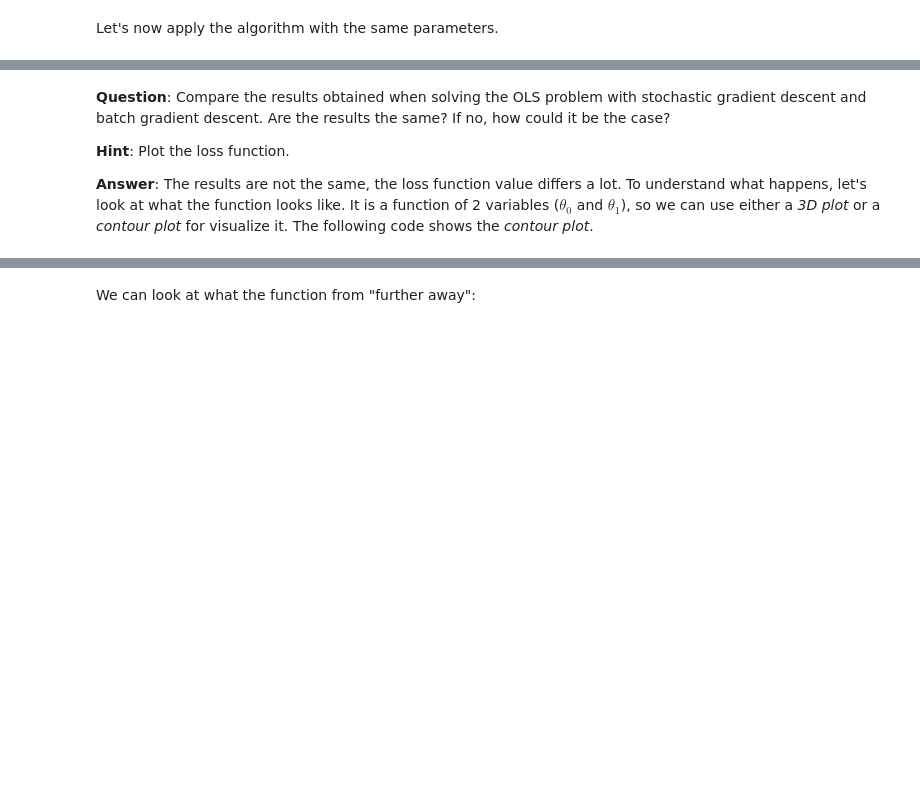
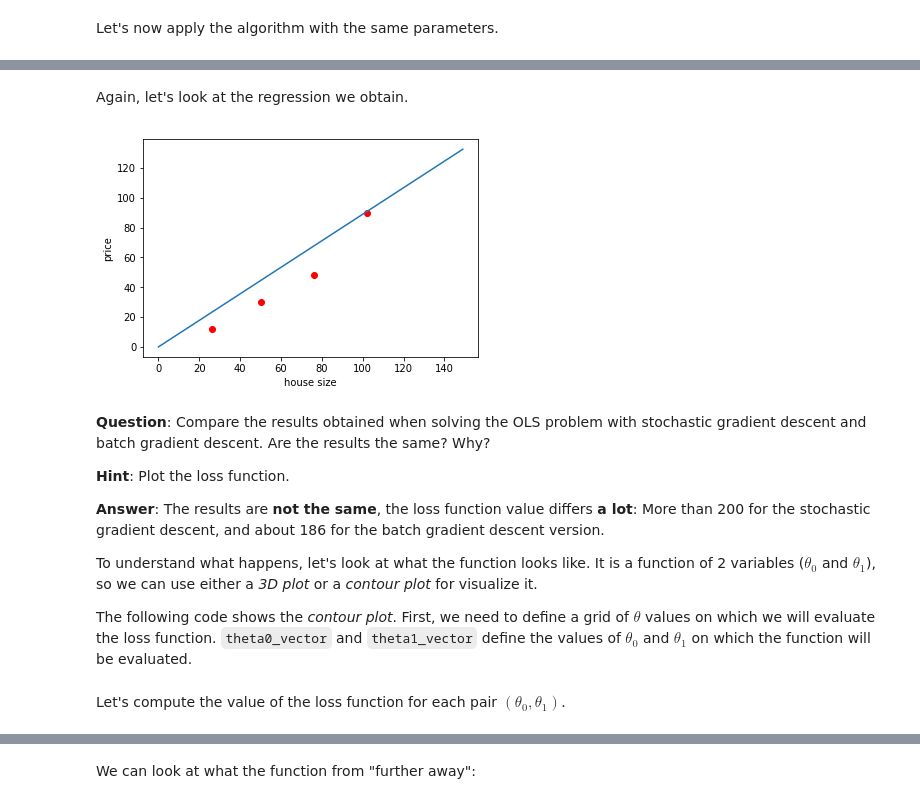
Before and after one commit to azubiolo/lectures, a Jupyter notebook: ml_from_scratch/4_least-squares_continued/least-squares.ipynb, the cells around one changed output, grey strips where cells are left out. Saved outputs shown, nothing was run; the diff lists cells and outputs as text; code cells hidden in the pictures; blank space fills up the shorter version.

```diff
--- a/ml_from_scratch/4_least-squares_continued/least-squares.ipynb
+++ b/ml_from_scratch/4_least-squares_continued/least-squares.ipynb
@@ -263,9 +300,26 @@ Optimization complete. Final loss = 359.804040832
+# %% [markdown]
+Again, let's look at the regression we obtain.
+# %%
+houses_sizes = range(150)
+estimated_prices = [theta_trained_sgd[0] + house_size * theta_trained_sgd[1] for house_size in houses_sizes]
+x1s = [x[1] for x in X]
+plt.plot(houses_sizes, estimated_prices)
+plt.ylabel("price")
+plt.xlabel("house size")
+plt.scatter(x1s, Y, color="red")
+plt.show()
+# %% [output]
+[figure, added]
 # %% [markdown]
-**Question**: Compare the results obtained when solving the OLS problem with stochastic gradient descent and batch gradient descent. Are the results the same? If no, how could it be the case?
+**Question**: Compare the results obtained when solving the OLS problem with stochastic gradient descent and batch gradient descent. Are the results the same? Why?
 
 **Hint**: Plot the loss function.
 
-**Answer**: The results are not the same, the loss function value differs a lot. To understand what happens, let's look at what the function looks like. It is a function of 2 variables ($\theta_0$ and $\theta_1$), so we can use either a *3D plot* or a *contour plot* for visualize it. The following code shows the *contour plot*.
+**Answer**: The results are **not the same**, the loss function value differs **a lot**: More than 200 for the stochastic gradient descent, and about 186 for the batch gradient descent version.
+
+To understand what happens, let's look at what the function looks like. It is a function of 2 variables ($\theta_0$ and $\theta_1$), so we can use either a *3D plot* or a *contour plot* for visualize it.
+
+The following code shows the *contour plot*. First, we need to define a grid of $\theta$ values on which we will evaluate the loss function. `theta0_vector` and `theta1_vector` define the values of $\theta_0$ and $\theta_1$ on which the function will be evaluated.
 # %%
 import numpy as np
 dtheta = 0.001
@@ -277,3 +328,5 @@ import matplotlib.pyplot as plt
+# %% [markdown]
+Let's compute the value of the loss function for each pair $(\theta_0, \theta_1)$.
 # %%
 n0 = len(theta0_vector)
 n1 = len(theta1_vector)
```
Also changed, not shown: parts of 21 cells of this notebook, 1 other file.
